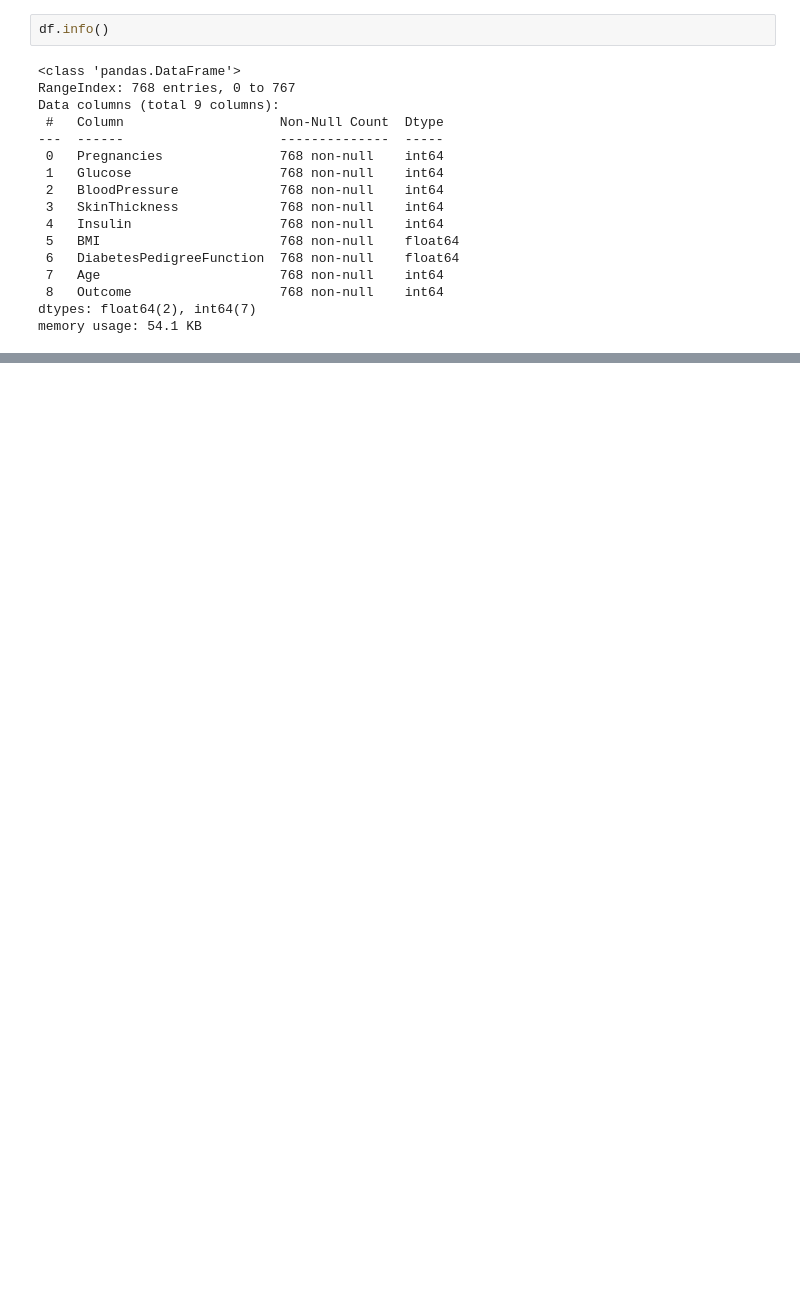
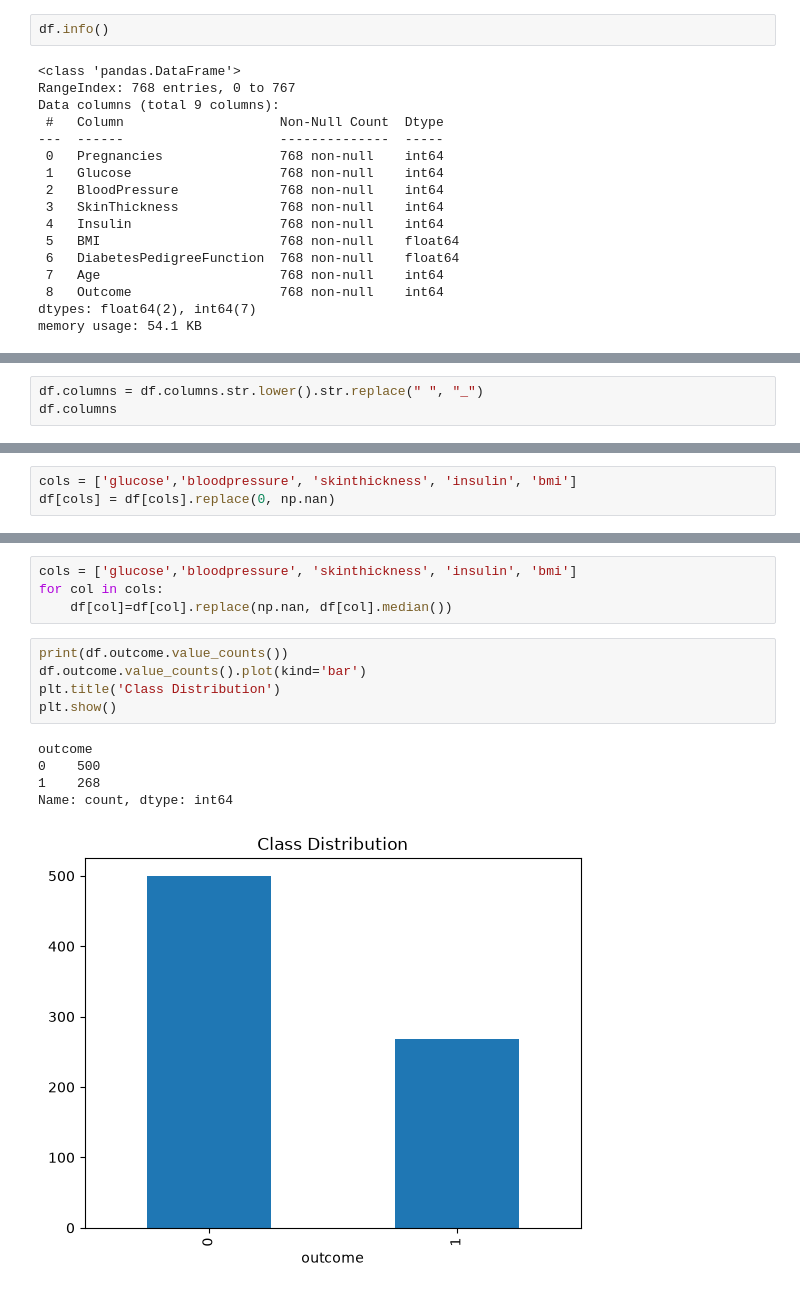
Before and after one commit to Abdullah-Sayeed7/projects, a Jupyter notebook: pima_diabetes_trees.ipynb, the cells around one changed output, grey strips where cells are left out. Drawn from its saved outputs; the diff is of its cells as text; blank space fills up the shorter version.

```diff
--- a/pima_diabetes_trees.ipynb
+++ b/pima_diabetes_trees.ipynb
@@ -46,0 +47,3 @@ memory usage: 54.1 KB
+# %%
+df.columns = df.columns.str.lower().str.replace(" ", "_")
+df.columns
@@ -46,0 +86,3 @@ memory usage: 54.1 KB
+# %%
+cols = ['glucose','bloodpressure', 'skinthickness', 'insulin', 'bmi']
+df[cols] = df[cols].replace(0, np.nan)
@@ -46,0 +102,15 @@ memory usage: 54.1 KB
+# %%
+cols = ['glucose','bloodpressure', 'skinthickness', 'insulin', 'bmi']
+for col in cols:
+    df[col]=df[col].replace(np.nan, df[col].median())
+# %%
+print(df.outcome.value_counts())
+df.outcome.value_counts().plot(kind='bar')
+plt.title('Class Distribution')
+plt.show()
+# %% [output]
+outcome
+0    500
+1    268
+Name: count, dtype: int64
+[figure, added]
```
Also changed, not shown: parts of 58 cells of this notebook.
